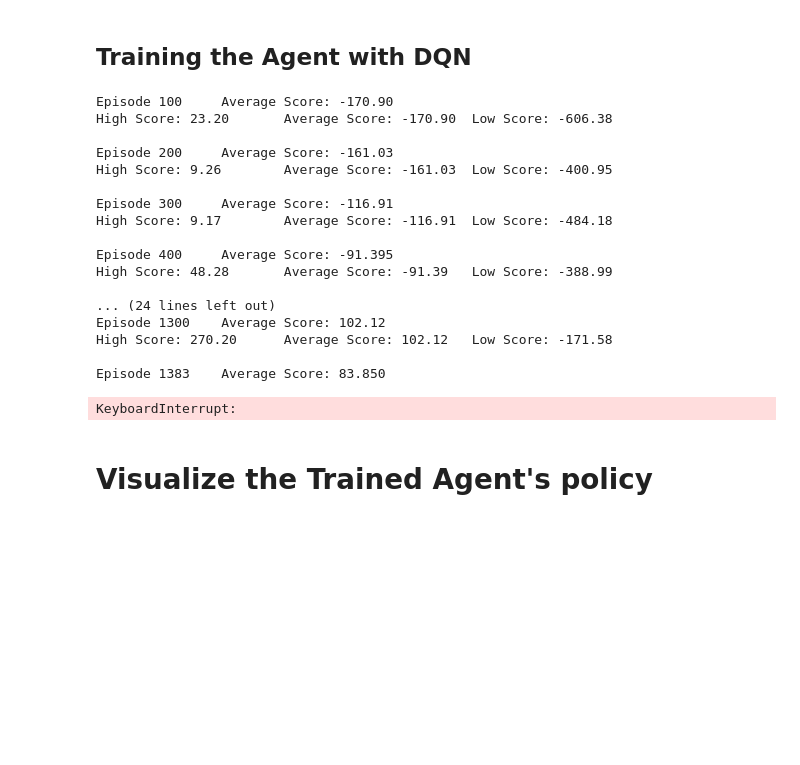
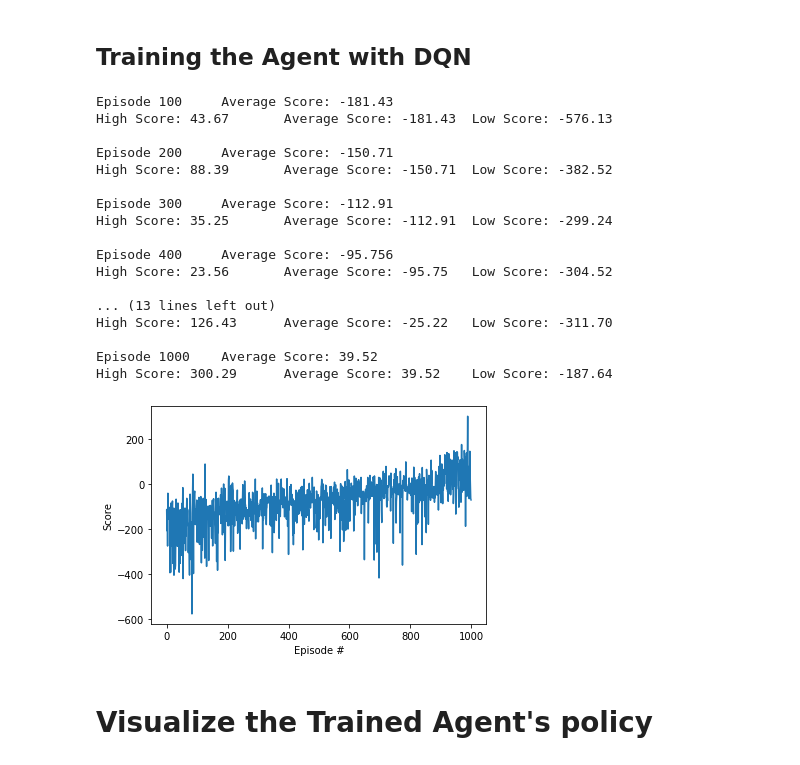
Before and after one commit to shangeth/Lunar-Lander-Deep-RL, a Jupyter notebook: 1_Deep_Q_Network.ipynb, the cells around one changed output. Drawn from its saved outputs; the diff is of its cells as text; code cells hidden in the pictures; blank space fills up the shorter version.

```diff
--- a/1_Deep_Q_Network.ipynb
+++ b/1_Deep_Q_Network.ipynb
@@ -116,7 +116,7 @@ imageio.mimsave('intial.gif', images)
 # %%
 from itertools import count
 
-def dqn(n_episodes=5000, max_t=1000, eps_start=1.0, eps_end=0.01, eps_decay=0.999):
+def dqn(n_episodes=1000, max_t=500, eps_start=1.0, eps_end=0.01, eps_decay=0.999):
     scores = []
     scores_window = deque(maxlen=100)
     eps = eps_start
@@ -130,47 +130,47 @@ def dqn(n_episodes=5000, max_t=1000, eps_start=1.0, eps_end=0.01, eps_decay=0.99
             state = next_state
             score += reward
             if done:
                 break
         scores_window.append(score)
         scores.append(score)
         eps = max(eps_end, eps_decay*eps)
         print('\rEpisode {}\tAverage Score: {:.2f}'.format(i_episode, np.mean(scores_window)), end="")
         if i_episode % 100 == 0:
             print('\nHigh Score: {:.2f}\tAverage Score: {:.2f}\tLow Score: {:.2f}\n'.format(np.max(scores_window), np.mean(scores_window), np.min(scores_window)))
     torch.save(agent.qnetwork_local.state_dict(), 'checkpoint.pth')
     return scores
 
 from dqn_agent import Agent
 
 agent = Agent(state_size=8, action_size=4, seed=0)
 scores = dqn()
 
 # plot the scores
 fig = plt.figure()
 ax = fig.add_subplot(111)
-plt.plot(np.arange(len(scores)), scores
+plt.plot(np.arange(len(scores)), scores)
 plt.ylabel('Score')
 plt.xlabel('Episode #')
 plt.show()
 # %% [output]
-Episode 100     Average Score: -170.90
-High Score: 23.20       Average Score: -170.90  Low Score: -606.38
+Episode 100     Average Score: -181.43
+High Score: 43.67       Average Score: -181.43  Low Score: -576.13
 
-Episode 200     Average Score: -161.03
-High Score: 9.26        Average Score: -161.03  Low Score: -400.95
+Episode 200     Average Score: -150.71
+High Score: 88.39       Average Score: -150.71  Low Score: -382.52
 
-Episode 300     Average Score: -116.91
-High Score: 9.17        Average Score: -116.91  Low Score: -484.18
+Episode 300     Average Score: -112.91
+High Score: 35.25       Average Score: -112.91  Low Score: -299.24
 
-Episode 400     Average Score: -91.395
-High Score: 48.28       Average Score: -91.39   Low Score: -388.99
+Episode 400     Average Score: -95.756
+High Score: 23.56       Average Score: -95.75   Low Score: -304.52
 
-... (24 lines left out)
-Episode 1300    Average Score: 102.12
-High Score: 270.20      Average Score: 102.12   Low Score: -171.58
+... (13 lines left out)
+High Score: 126.43      Average Score: -25.22   Low Score: -311.70
 
-Episode 1383    Average Score: 83.850
+Episode 1000    Average Score: 39.52
+High Score: 300.29      Average Score: 39.52    Low Score: -187.64
-KeyboardInterrupt:
+[figure, added]
 # %% [markdown]
 # Visualize the Trained Agent's policy
 # %%
```
Also changed, not shown: 2 other files.
